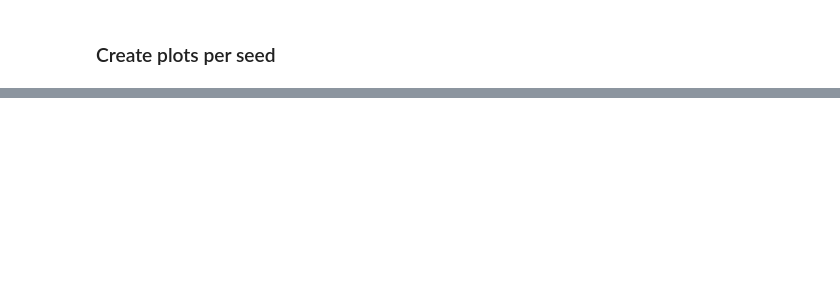
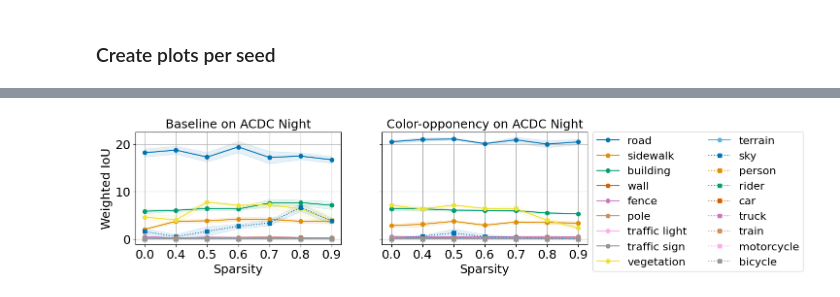
Before and after one commit to LiaNimmermann/Visualization-Notebooks, a Jupyter notebook: Analyze-sparse-mask2former-baseline/analyze_mask2former_baseline.ipynb, the cells around one changed output, grey strips where cells are left out. Drawn from its saved outputs; the diff is of its cells as text; code cells hidden in the pictures; blank space fills up the shorter version.

```diff
--- a/Analyze-sparse-mask2former-baseline/analyze_mask2former_baseline.ipynb
+++ b/Analyze-sparse-mask2former-baseline/analyze_mask2former_baseline.ipynb
@@ -172,0 +432,72 @@ plt.show()
+# %%
+from PIL.ImageOps import pad
+fig, axes = plt.subplots(1, 2, figsize=(12, 3), sharey=True)
+
+titles = ["Baseline on ACDC Night", "Color-opponency on ACDC Night"]
+plot_data = [
+    (axes[0], sparsities_no_co, mean_no_co, std_no_co),
+    (axes[1], sparsities_co, mean_co, std_co)
+]
+
+
+x_display = np.array([0.0] + list(np.arange(0.4, 1.0, 0.1)))
+x_pos = np.arange(len(x_display))
+
+for ax, sparsities, mean_data, std_data in plot_data:
+
+    for i, cls in enumerate(classes):
+
+        y = mean_data[cls]
+        y_std = std_data[cls]
+
+        if i < 10:
+            linestyle = '-'
+            marker = 'o'
+        else:
+            linestyle = ':'
+            marker = 's'
+
+        ax.plot(
+            x_pos,
+            y,
+            label=cls,
+            color=colors[i % 10],
+            marker=marker,
+            linestyle=linestyle
+        )
+
+        ax.fill_between(
+            x_pos,
+            np.array(y) - np.array(y_std),
+            np.array(y) + np.array(y_std),
+            color=colors[i % 10],
+            alpha=0.1
+        )
+
+# formatting
+axes[0].set_title(titles[0], fontsize=18)
+axes[1].set_title(titles[1], fontsize=18)
+
+
+for ax in axes:
+    ax.set_xticks(x_pos)
+    ax.set_xticklabels([f"{x:.1f}" for x in x_display], fontsize=18)
+    ax.tick_params(axis='y', labelsize=18)
+    ax.set_xlabel("Sparsity", fontsize=18)
+    ax.grid(True)
+
+
+axes[0].set_ylabel("Weighted IoU", fontsize=18)
+
+# legend only once
+axes[1].legend(
+    bbox_to_anchor=(1, 1.05),
+    loc="upper left",
+    fontsize=16,
+    ncol=2
+)
+
+#plt.tight_layout()
+plt.show()
+# %% [output]
+[figure, added]
```
Also changed, not shown: parts of 15 cells of this notebook, 15 other files.
